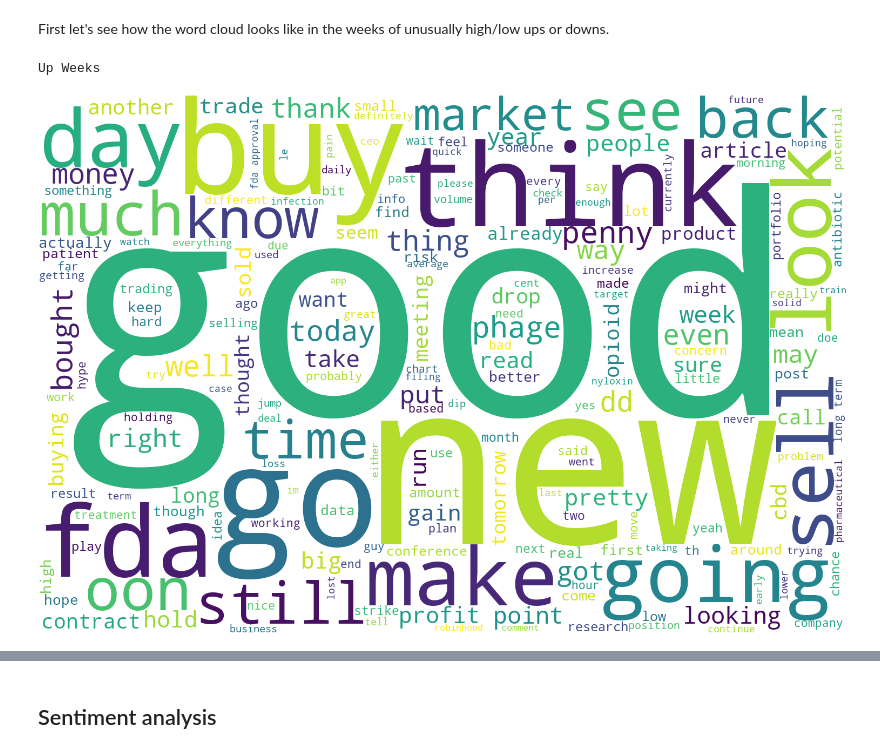
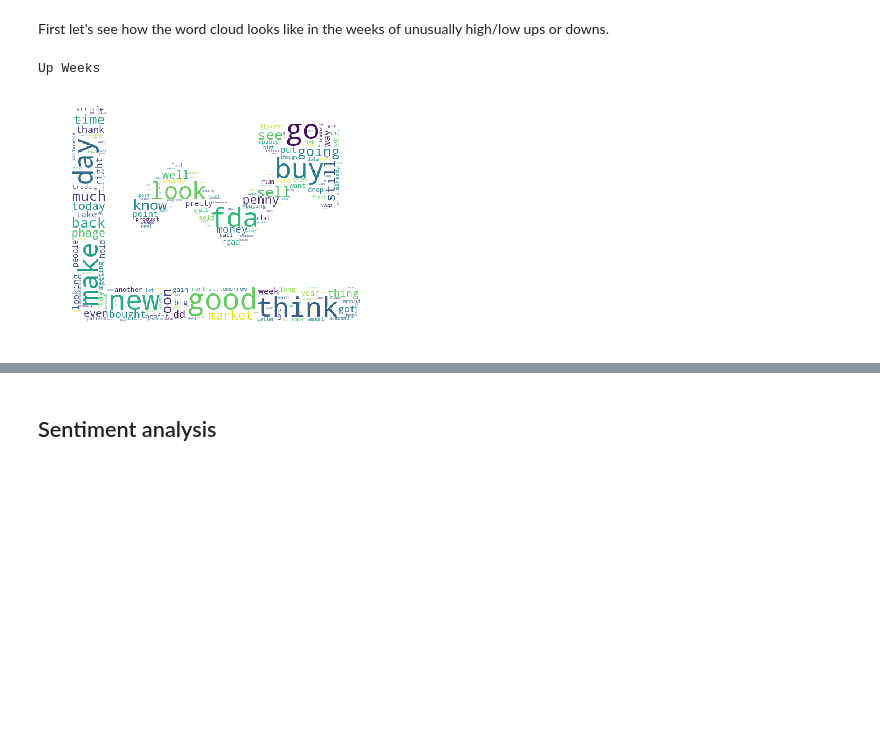
Before and after one commit to MikeStukalo/PumpNDump, a Jupyter notebook: analysis/3_Analyze.ipynb, the cells around one changed output, grey strips where cells are left out. Saved outputs shown, nothing was run; the diff lists cells and outputs as text; code cells hidden in the pictures; blank space fills up the shorter version.

```diff
--- a/analysis/3_Analyze.ipynb
+++ b/analysis/3_Analyze.ipynb
@@ -73,16 +96,24 @@ First let's see how the word cloud looks like in the weeks of unusually high/low
 # %%
 # Weeks up
 text = ' '.join(df1.loc[df1.pnd_up==True,'com_text'])
+
+# Add mask
+mask = np.array(Image.open("./tmp/chart_line_up.jpg"))
+
+# Create the cloud
 cloud = WordCloud(background_color="white",
-                      width=1500,
-                      height=1000
+                      width=800,
+                      height=600,
+                      mask = mask
                      ).generate(text)
 print("Up Weeks")
-cloud.to_file("./output/wc_up.png")
-cloud.to_image()
+
+plt.imshow(cloud)
+plt.axis("off")
+plt.savefig('./output/wc_up.png',dpi=300)
 # %% [output]
 Up Weeks
-[figure, old version]
+[figure, new version]
 # %%
 # Weeks down
 text = ' '.join(df1.loc[df1.pnd_down==True,'com_text'])
```
Also changed, not shown: parts of 9 cells of this notebook, 18 other files.
